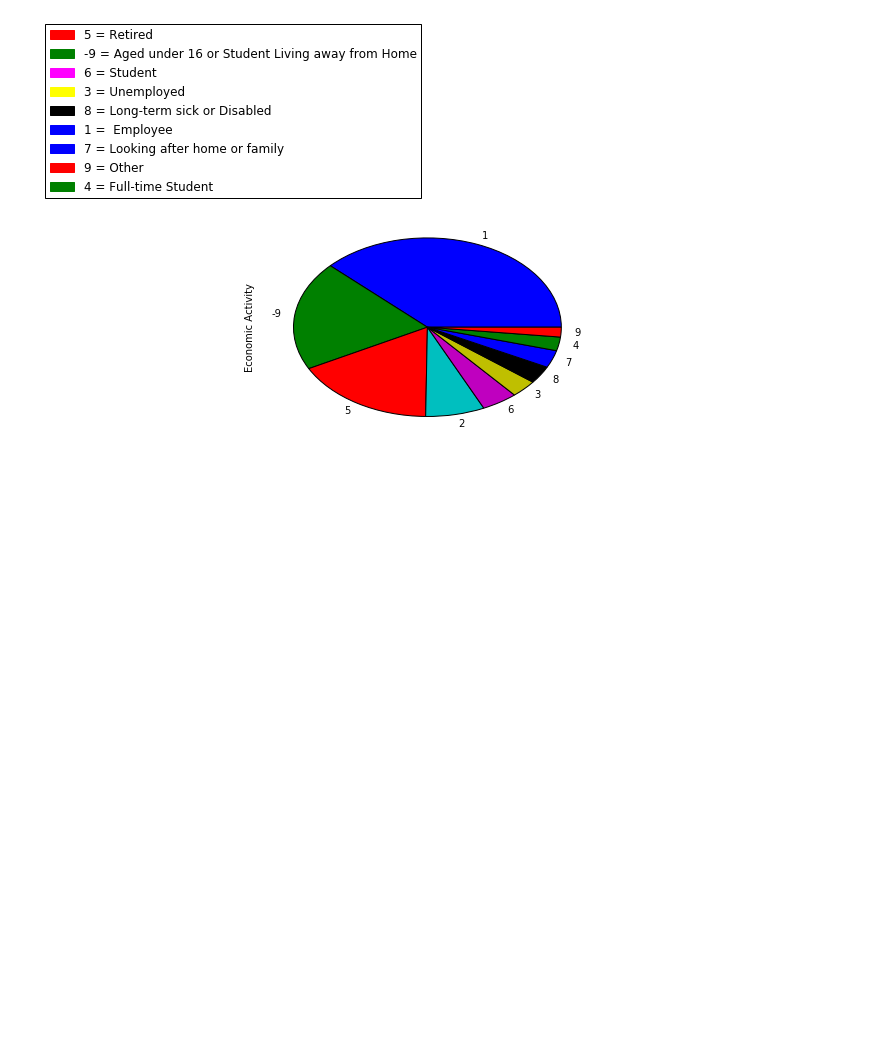
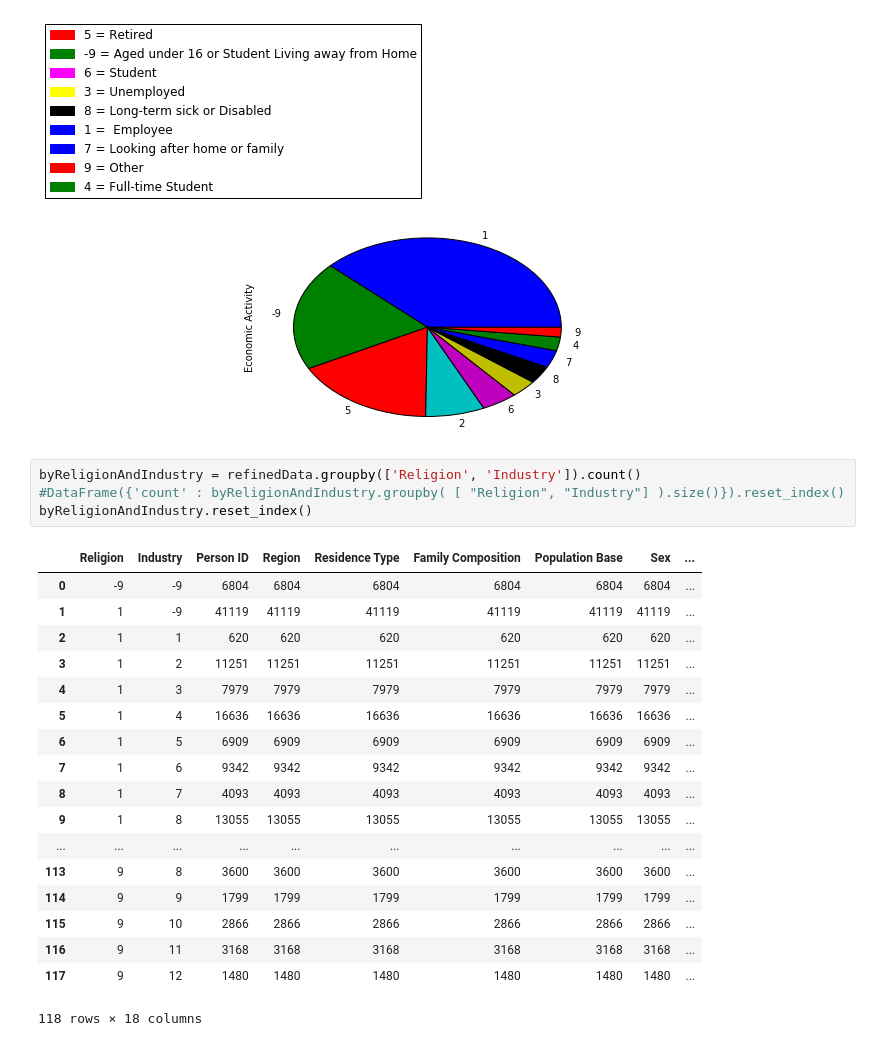
Before and after one commit to Essymay/CS2006p3, a Jupyter notebook: census2011.ipynb, the cells around one changed output. Saved outputs shown, nothing was run; the diff lists cells and outputs as text; blank space fills up the shorter version.

```diff
--- a/census2011.ipynb
+++ b/census2011.ipynb
@@ -362,3 +362,26 @@ plt.legend(handles=[red_patch, green_patch, pink_patch, yellow_patch, black_patc
 plt.show()
 # %% [output]
 [figure]
+# %%
+byReligionAndIndustry = refinedData.groupby(['Religion', 'Industry']).count()
+#DataFrame({'count' : byReligionAndIndustry.groupby( [ "Religion", "Industry"] ).size()}).reset_index()
+byReligionAndIndustry.reset_index()
+# %% [output]
+|  | Religion | Industry | Person ID | Region | Residence Type | Family Composition | Population Base | Sex | ... |
+| 0 | -9 | -9 | 6804 | 6804 | 6804 | 6804 | 6804 | 6804 | ... |
+| 1 | 1 | -9 | 41119 | 41119 | 41119 | 41119 | 41119 | 41119 | ... |
+| 2 | 1 | 1 | 620 | 620 | 620 | 620 | 620 | 620 | ... |
+| 3 | 1 | 2 | 11251 | 11251 | 11251 | 11251 | 11251 | 11251 | ... |
+| 4 | 1 | 3 | 7979 | 7979 | 7979 | 7979 | 7979 | 7979 | ... |
+| 5 | 1 | 4 | 16636 | 16636 | 16636 | 16636 | 16636 | 16636 | ... |
+| 6 | 1 | 5 | 6909 | 6909 | 6909 | 6909 | 6909 | 6909 | ... |
+| 7 | 1 | 6 | 9342 | 9342 | 9342 | 9342 | 9342 | 9342 | ... |
+| 8 | 1 | 7 | 4093 | 4093 | 4093 | 4093 | 4093 | 4093 | ... |
+| 9 | 1 | 8 | 13055 | 13055 | 13055 | 13055 | 13055 | 13055 | ... |
+| ... | ... | ... | ... | ... | ... | ... | ... | ... | ... |
+| 113 | 9 | 8 | 3600 | 3600 | 3600 | 3600 | 3600 | 3600 | ... |
+| 114 | 9 | 9 | 1799 | 1799 | 1799 | 1799 | 1799 | 1799 | ... |
+| 115 | 9 | 10 | 2866 | 2866 | 2866 | 2866 | 2866 | 2866 | ... |
+| 116 | 9 | 11 | 3168 | 3168 | 3168 | 3168 | 3168 | 3168 | ... |
+| 117 | 9 | 12 | 1480 | 1480 | 1480 | 1480 | 1480 | 1480 | ... |
+118 rows × 18 columns
```
Also changed, not shown: parts of 1 cell of this notebook.
